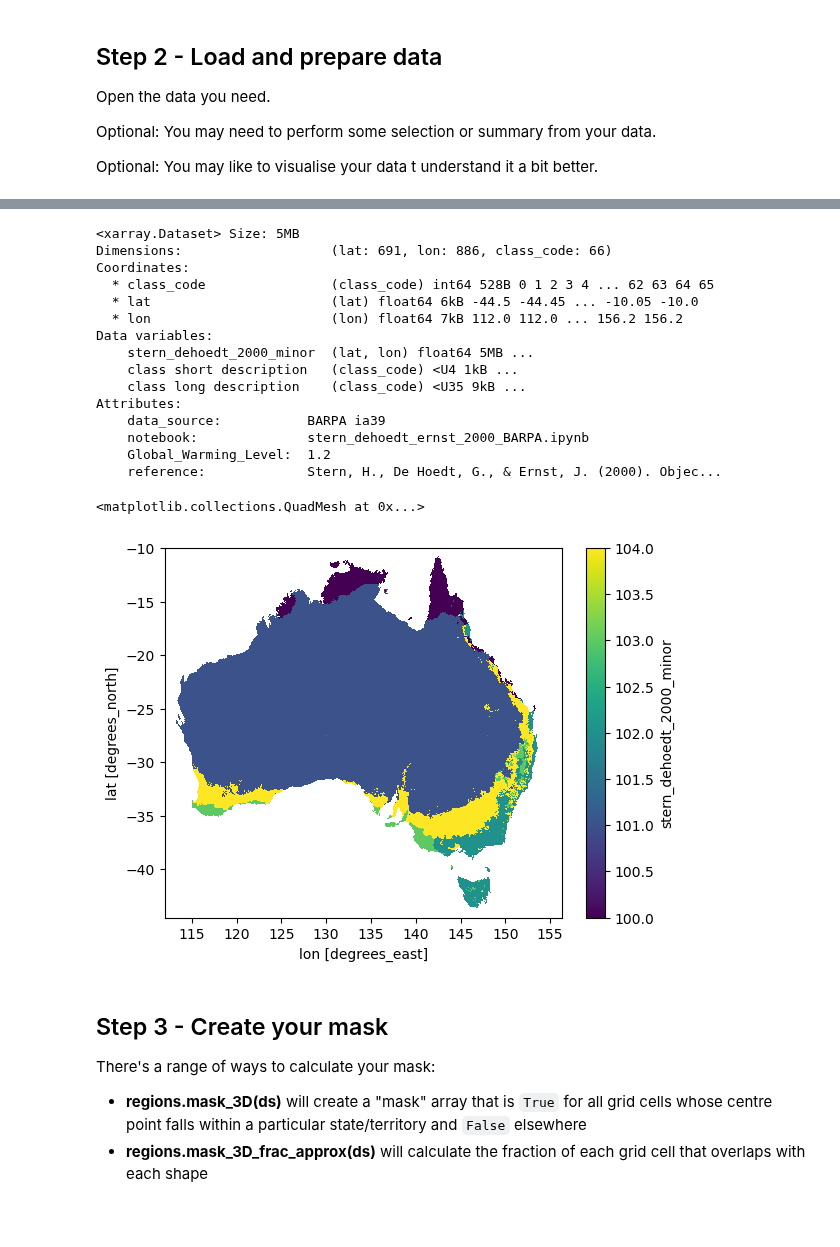
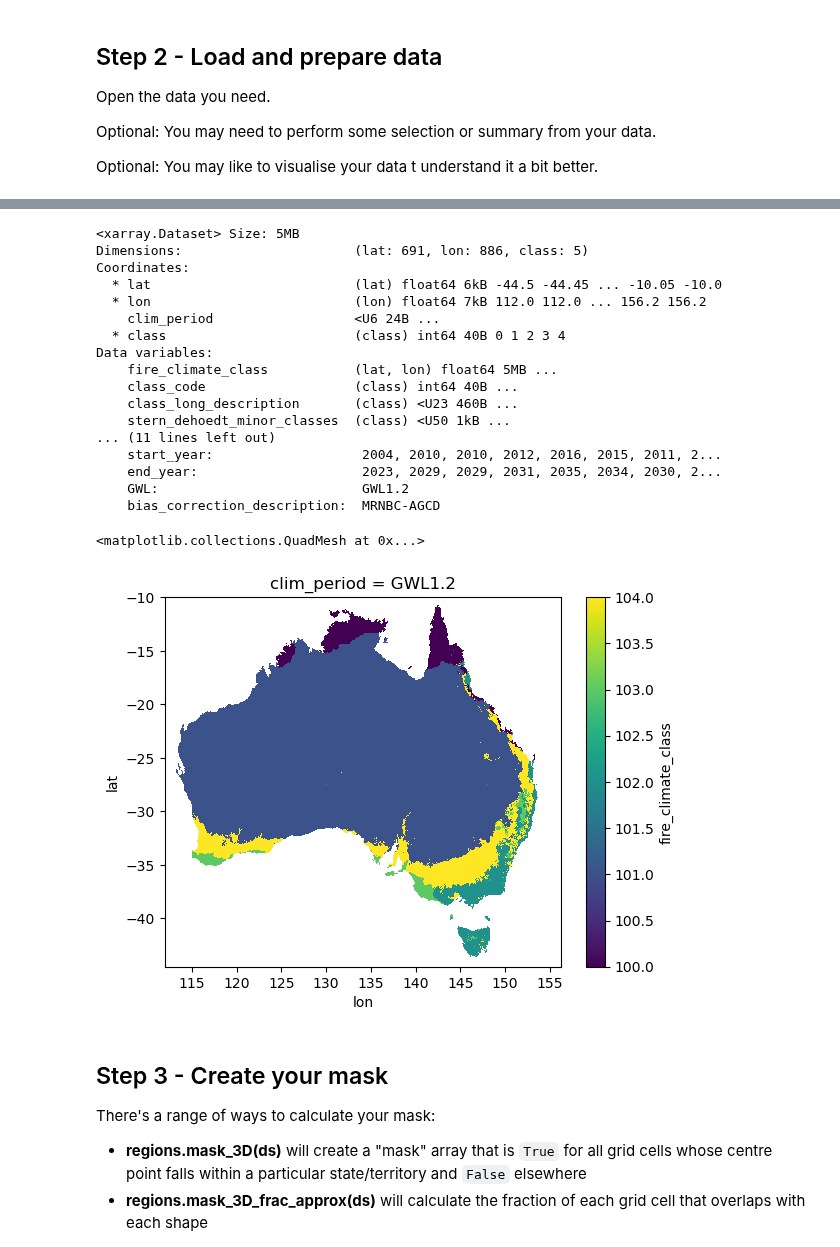
Before and after one commit to AusClimateService/plotting_maps, a Jupyter notebook: area_statistics_example.ipynb, the cells around one changed output, grey strips where cells are left out. Drawn from its saved outputs; the diff is of its cells as text; code cells hidden in the pictures; blank space fills up the shorter version.

Commit message:
update to reade update netcdf data file

```diff
--- a/area_statistics_example.ipynb
+++ b/area_statistics_example.ipynb
@@ -80,34 +82,36 @@ Attributes:
 # optional
 # prepare the data, eg maybe you want to select data over smaller range
 # here we modify the data coordinate names to read as we expect
-ds = ds.rename({"latitude":"lat", "longitude":"lon"})
+# ds = ds.rename({"latitude":"lat", "longitude":"lon"})
 # fix float rounding errors
-ds = ds.assign_coords({"lat":ds.lat.astype("double").round(2), "lon":ds.lon.astype("double").round(2)})
+# ds = ds.assign_coords({"lat":ds.lat.astype("double").round(2), "lon":ds.lon.astype("double").round(2)})
 ds
 # %% [output]
 <xarray.Dataset> Size: 5MB
-Dimensions:                   (lat: 691, lon: 886, class_code: 66)
+Dimensions:                      (lat: 691, lon: 886, class: 5)
 Coordinates:
-  * class_code                (class_code) int64 528B 0 1 2 3 4 ... 62 63 64 65
-  * lat                       (lat) float64 6kB -44.5 -44.45 ... -10.05 -10.0
-  * lon                       (lon) float64 7kB 112.0 112.0 ... 156.2 156.2
+  * lat                          (lat) float64 6kB -44.5 -44.45 ... -10.05 -10.0
+  * lon                          (lon) float64 7kB 112.0 112.0 ... 156.2 156.2
+    clim_period                  <U6 24B ...
+  * class                        (class) int64 40B 0 1 2 3 4
 Data variables:
-    stern_dehoedt_2000_minor  (lat, lon) float64 5MB ...
-    class short description   (class_code) <U4 1kB ...
-    class long description    (class_code) <U35 9kB ...
-Attributes:
-    data_source:           BARPA ia39
-    notebook:              stern_dehoedt_ernst_2000_BARPA.ipynb
-    Global_Warming_Level:  1.2
-    reference:             Stern, H., De Hoedt, G., & Ernst, J. (2000). Objec...
+    fire_climate_class           (lat, lon) float64 5MB ...
+    class_code                   (class) int64 40B ...
+    class_long_description       (class) <U23 460B ...
+    stern_dehoedt_minor_classes  (class) <U50 1kB ...
+... (11 lines left out)
+    start_year:                   2004, 2010, 2010, 2012, 2016, 2015, 2011, 2...
+    end_year:                     2023, 2029, 2029, 2031, 2035, 2034, 2030, 2...
+    GWL:                          GWL1.2
+    bias_correction_description:  MRNBC-AGCD
 # %%
 # optional
 # plot if you want to have a look at your data
-var = "stern_dehoedt_2000_minor"
+var = "fire_climate_class"
 ds[var].plot()
 # %% [output]
 <matplotlib.collections.QuadMesh at 0x...>
-[figure, old version]
+[figure, new version]
 # %% [markdown]
 ## Step 3 - Create your mask
 
```
Also changed, not shown: parts of 5 cells of this notebook.
